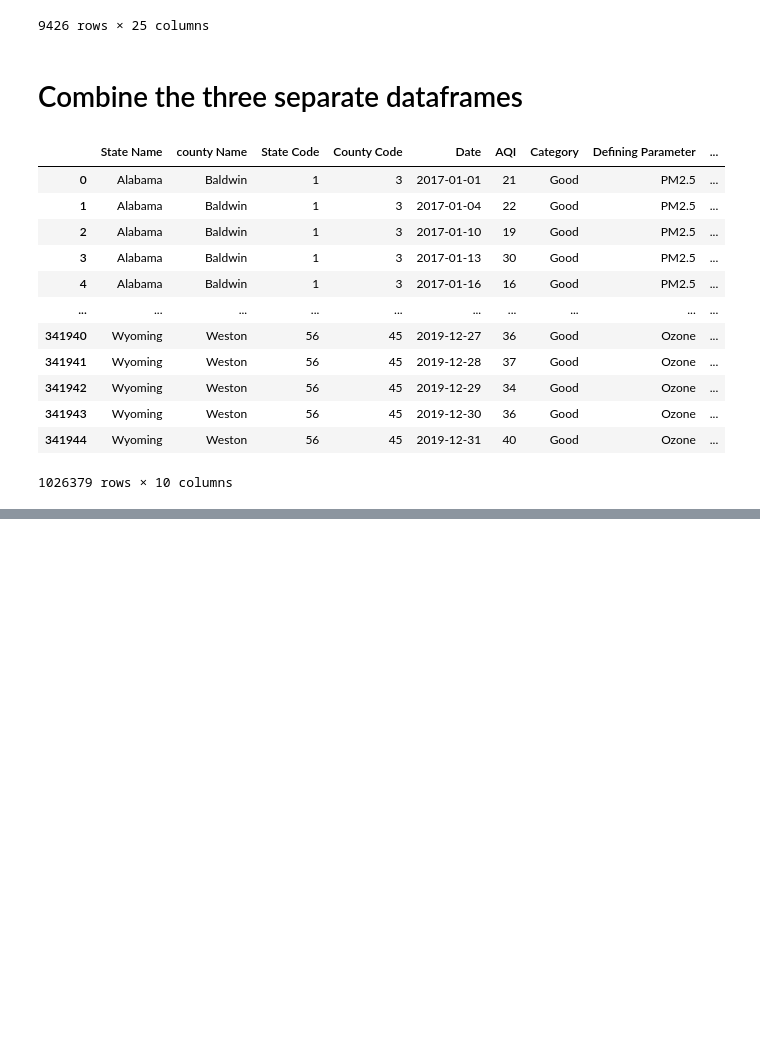
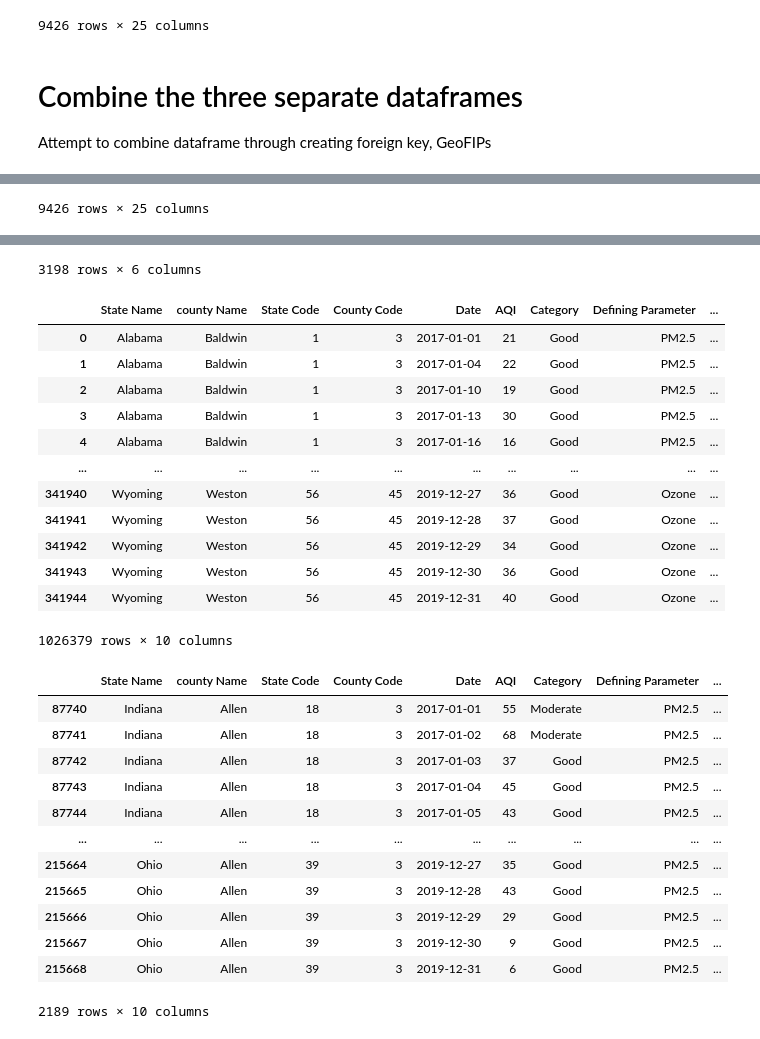
Before and after one commit to willkchan/Pollution-Forecast, a Jupyter notebook: src/preparation/Data_Wrangling.ipynb, the cells around one changed output, grey strips where cells are left out. Cells and saved outputs as stored; diff of their text form; code cells hidden in the pictures; blank space fills up the shorter version.

Commit message:
add a foreign key to aqi and dem datasets

```diff
--- a/src/preparation/Data_Wrangling.ipynb
+++ b/src/preparation/Data_Wrangling.ipynb
@@ -292,21 +293,12 @@ county_ethnicities_2017_2019
 9426 rows × 25 columns
 # %% [markdown]
 # Combine the three separate dataframes
+Attempt to combine dataframe through creating foreign key, GeoFIPs
-# %%
-county_ethnicities_2017_2019
-county_personal_incomes_2017_2019
-county_daily_aqi_by_2017_2019
-# %% [output]
-|  | State Name | county Name | State Code | County Code | Date | AQI | Category | Defining Parameter | ... |
-| 0 | Alabama | Baldwin | 1 | 3 | 2017-01-01 | 21 | Good | PM2.5 | ... |
-| 1 | Alabama | Baldwin | 1 | 3 | 2017-01-04 | 22 | Good | PM2.5 | ... |
-| 2 | Alabama | Baldwin | 1 | 3 | 2017-01-10 | 19 | Good | PM2.5 | ... |
-| 3 | Alabama | Baldwin | 1 | 3 | 2017-01-13 | 30 | Good | PM2.5 | ... |
-| 4 | Alabama | Baldwin | 1 | 3 | 2017-01-16 | 16 | Good | PM2.5 | ... |
-| ... | ... | ... | ... | ... | ... | ... | ... | ... | ... |
-| 341940 | Wyoming | Weston | 56 | 45 | 2019-12-27 | 36 | Good | Ozone | ... |
-| 341941 | Wyoming | Weston | 56 | 45 | 2019-12-28 | 37 | Good | Ozone | ... |
-| 341942 | Wyoming | Weston | 56 | 45 | 2019-12-29 | 34 | Good | Ozone | ... |
-| 341943 | Wyoming | Weston | 56 | 45 | 2019-12-30 | 36 | Good | Ozone | ... |
-| 341944 | Wyoming | Weston | 56 | 45 | 2019-12-31 | 40 | Good | Ozone | ... |
-1026379 rows × 10 columns
+# %%
+display(county_ethnicities_2017_2019)
+display(county_personal_incomes_2017_2019)
+display(county_daily_aqi_by_2017_2019)
+display(county_daily_aqi_by_2017_2019.loc[county_daily_aqi_by_2017_2019['county Name'] == 'Allen'])
+# print(county_ethnicities_2017_2019.loc[county_ethnicities_2017_2019.COUNTY == 3])
+# make a foreign key to link them all up
+# %% [output]
@@ -312,0 +317 @@ county_daily_aqi_by_2017_2019
+9426 rows × 25 columns
@@ -312,0 +330,27 @@ county_daily_aqi_by_2017_2019
+3198 rows × 6 columns
+|  | State Name | county Name | State Code | County Code | Date | AQI | Category | Defining Parameter | ... |
+| 0 | Alabama | Baldwin | 1 | 3 | 2017-01-01 | 21 | Good | PM2.5 | ... |
+| 1 | Alabama | Baldwin | 1 | 3 | 2017-01-04 | 22 | Good | PM2.5 | ... |
+| 2 | Alabama | Baldwin | 1 | 3 | 2017-01-10 | 19 | Good | PM2.5 | ... |
+| 3 | Alabama | Baldwin | 1 | 3 | 2017-01-13 | 30 | Good | PM2.5 | ... |
+| 4 | Alabama | Baldwin | 1 | 3 | 2017-01-16 | 16 | Good | PM2.5 | ... |
+| ... | ... | ... | ... | ... | ... | ... | ... | ... | ... |
+| 341940 | Wyoming | Weston | 56 | 45 | 2019-12-27 | 36 | Good | Ozone | ... |
+| 341941 | Wyoming | Weston | 56 | 45 | 2019-12-28 | 37 | Good | Ozone | ... |
+| 341942 | Wyoming | Weston | 56 | 45 | 2019-12-29 | 34 | Good | Ozone | ... |
+| 341943 | Wyoming | Weston | 56 | 45 | 2019-12-30 | 36 | Good | Ozone | ... |
+| 341944 | Wyoming | Weston | 56 | 45 | 2019-12-31 | 40 | Good | Ozone | ... |
+1026379 rows × 10 columns
+|  | State Name | county Name | State Code | County Code | Date | AQI | Category | Defining Parameter | ... |
+| 87740 | Indiana | Allen | 18 | 3 | 2017-01-01 | 55 | Moderate | PM2.5 | ... |
+| 87741 | Indiana | Allen | 18 | 3 | 2017-01-02 | 68 | Moderate | PM2.5 | ... |
+| 87742 | Indiana | Allen | 18 | 3 | 2017-01-03 | 37 | Good | PM2.5 | ... |
+| 87743 | Indiana | Allen | 18 | 3 | 2017-01-04 | 45 | Good | PM2.5 | ... |
+| 87744 | Indiana | Allen | 18 | 3 | 2017-01-05 | 43 | Good | PM2.5 | ... |
+| ... | ... | ... | ... | ... | ... | ... | ... | ... | ... |
+| 215664 | Ohio | Allen | 39 | 3 | 2019-12-27 | 35 | Good | PM2.5 | ... |
+| 215665 | Ohio | Allen | 39 | 3 | 2019-12-28 | 43 | Good | PM2.5 | ... |
+| 215666 | Ohio | Allen | 39 | 3 | 2019-12-29 | 29 | Good | PM2.5 | ... |
+| 215667 | Ohio | Allen | 39 | 3 | 2019-12-30 | 9 | Good | PM2.5 | ... |
+| 215668 | Ohio | Allen | 39 | 3 | 2019-12-31 | 6 | Good | PM2.5 | ... |
+2189 rows × 10 columns
```
Also changed, not shown: parts of 14 cells of this notebook.
